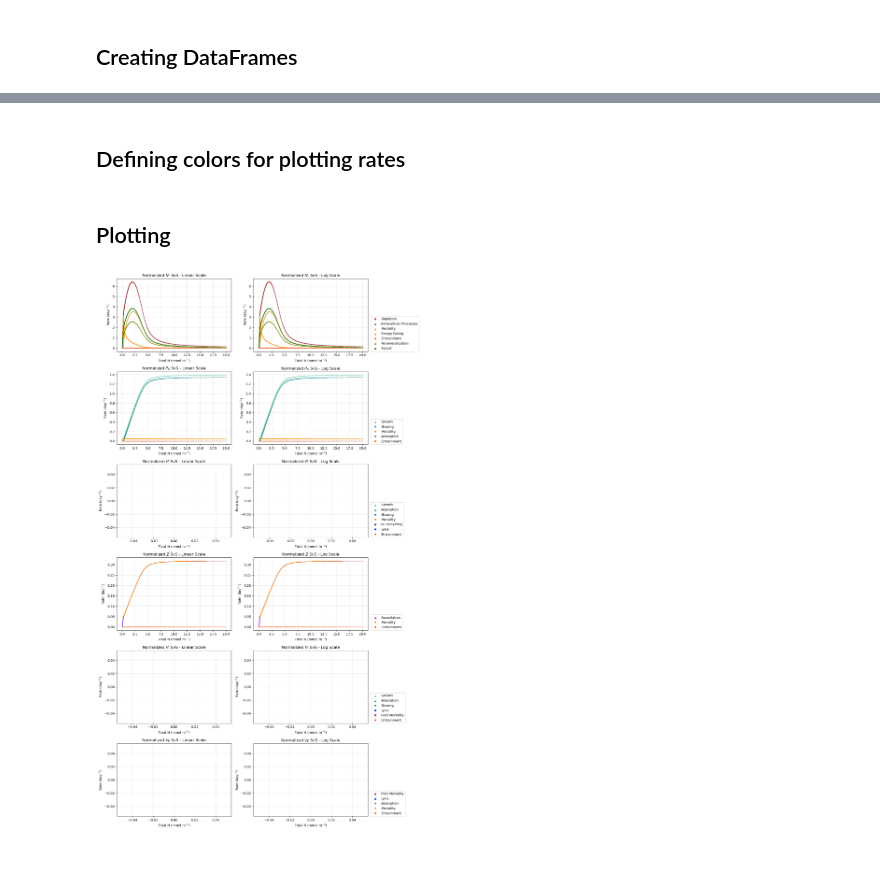
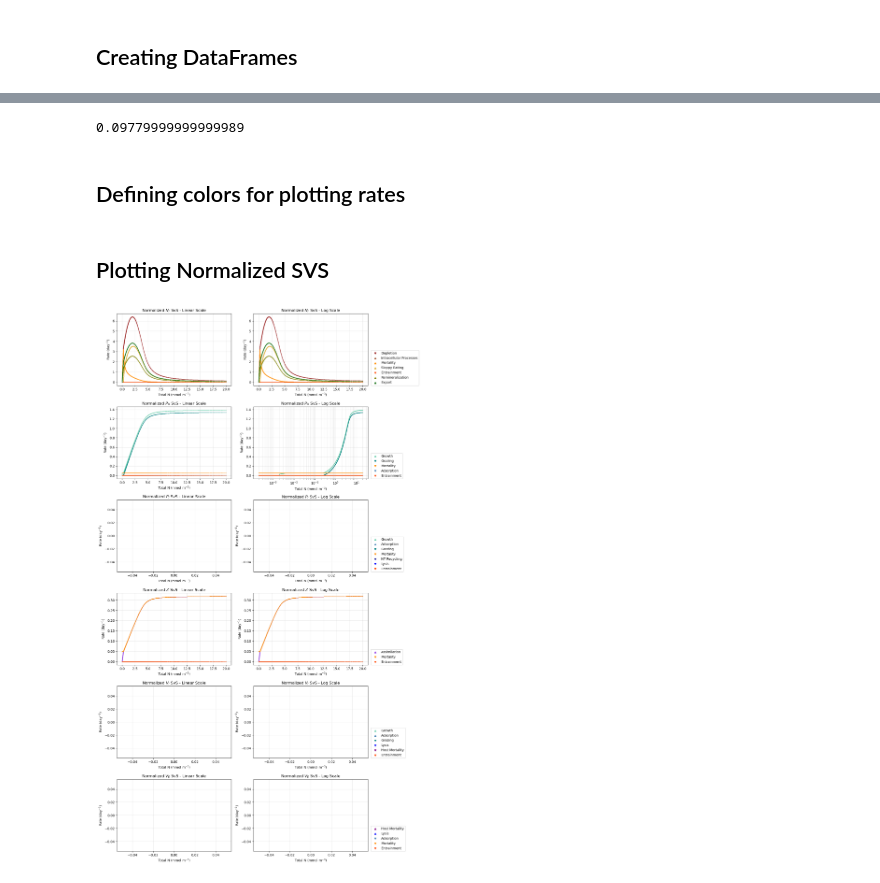
Before and after one commit to JessHolmess/NSF-GCR-Modeling-Repository, a Jupyter notebook: Transfer_Rates.ipynb, the cells around one changed output, grey strips where cells are left out. Cells and saved outputs as stored; diff of their text form; code cells hidden in the pictures.

```diff
--- a/Transfer_Rates.ipynb
+++ b/Transfer_Rates.ipynb
@@ -96,7 +98,7 @@ The values are normalized later when plotted.'''
 
 rate_dfs = [pd.DataFrame()] * 7
 
-for z0, sol in sols:
+for z0, sol in NPZV_sols:
 
     dfs = svs(sol, param)
 
@@ -107,5 +109,6 @@ for z0, sol in sols:
         rate_dfs[i] = pd.concat([rate_dfs[i], last_row], ignore_index=True)
 
 # Drop unecessary columns (Time (days), sources, sinks, dSdt)
+
 for df in rate_dfs:
     df.drop(df.columns[[1, -1, -2, -3]], axis=1, inplace=True)
@@ -112,3 +124,7 @@ for df in rate_dfs:
+# %%
+(1.3411-1.2433)
+# %% [output]
+0.09779999999999989
 # %% [markdown]
 ## Defining colors for plotting rates
 # %%
@@ -135,7 +151,7 @@ colors = ['darkred', 'r', 'orangered', 'sienna', 'darkorange',
 for i, key in enumerate(term_colors.keys()):
     term_colors[key] = colors[i]
 # %% [markdown]
-## Plotting
+## Plotting Normalized SVS
 # %%
 fig, axs = plt.subplots(6, 2, figsize=(14, 24))
 
@@ -156,31 +172,32 @@ for i, df in enumerate(rate_dfs[1:]):
             axs[i][0].scatter(df['Total N'], df[column] / df.iloc[:, 1], marker='^', s=.5, color=term_colors[column], label=column)
             axs[i][1].scatter(df['Total N'], df[column] / df.iloc[:, 1], marker='^', s=.5, color=term_colors[column], label=column)
 
             # axs[i][0].plot(df['Total N'], df[column] / df.iloc[:, 1], color=term_colors[column], label=column)
             # axs[i][1].plot(df['Total N'], df[column] / df.iloc[:, 1], color=term_colors[column], label=column)
 
 
     axs[i][0].set_title(fr'Normalized ${labels[i]}$ SvS - Linear Scale')
     # axs[i][0].set_xlim(-1, 21)
 
     axs[i][1].set_title(fr'Normalized ${labels[i]}$ SvS - Log Scale')
     # axs[i][1].set_xscale('log')
     # axs[i][1].set_xlim(1e-4, 4e1)
     axs[i][1].legend(markerscale=7.5, loc=(1.025, 0))
 
 # Tuning Pu limits
 # axs[1][0].set_ylim(-.01, .2)
 # axs[1][1].set_ylim(-.01, .2)
+axs[1][1].set_xscale('log')
 
 axs = axs.reshape(-1)
 
 for ax in axs:
     ax.grid(which='both', alpha=.3)
 
     ax.set_ylabel(r'Rate (day$^{-1}$)')
     ax.set_xlabel(r'Total N (mmol m$^{-3}$)')
 
 plt.tight_layout()
 plt.show()
 # %% [output]
-[figure, old version]
+[figure, new version]
```
Also changed, not shown: parts of 2 cells of this notebook, 1 other file.
